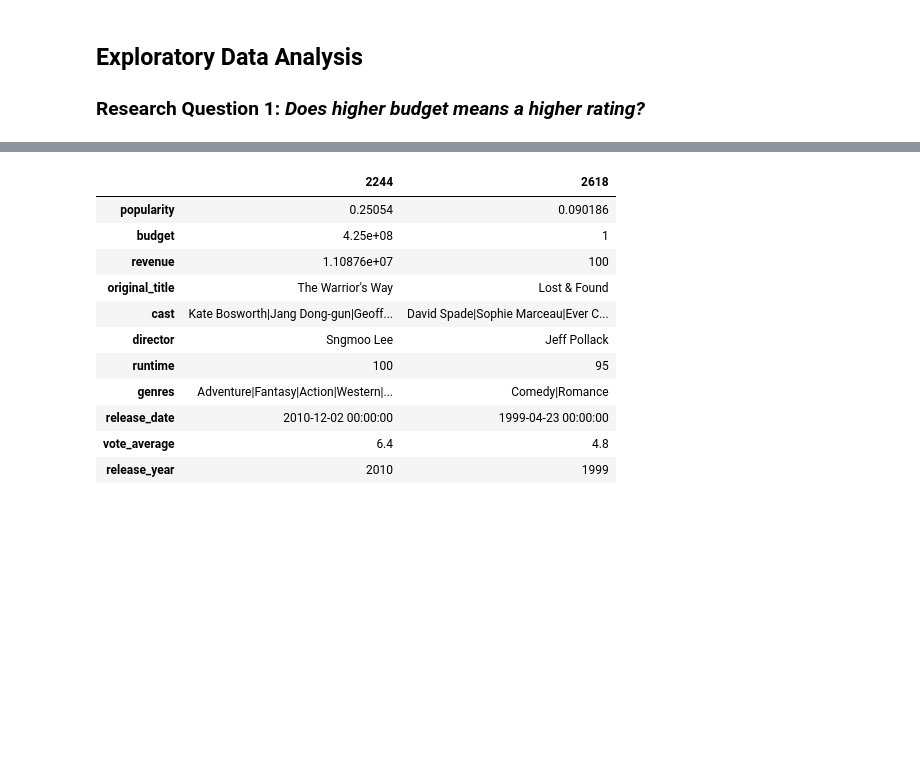
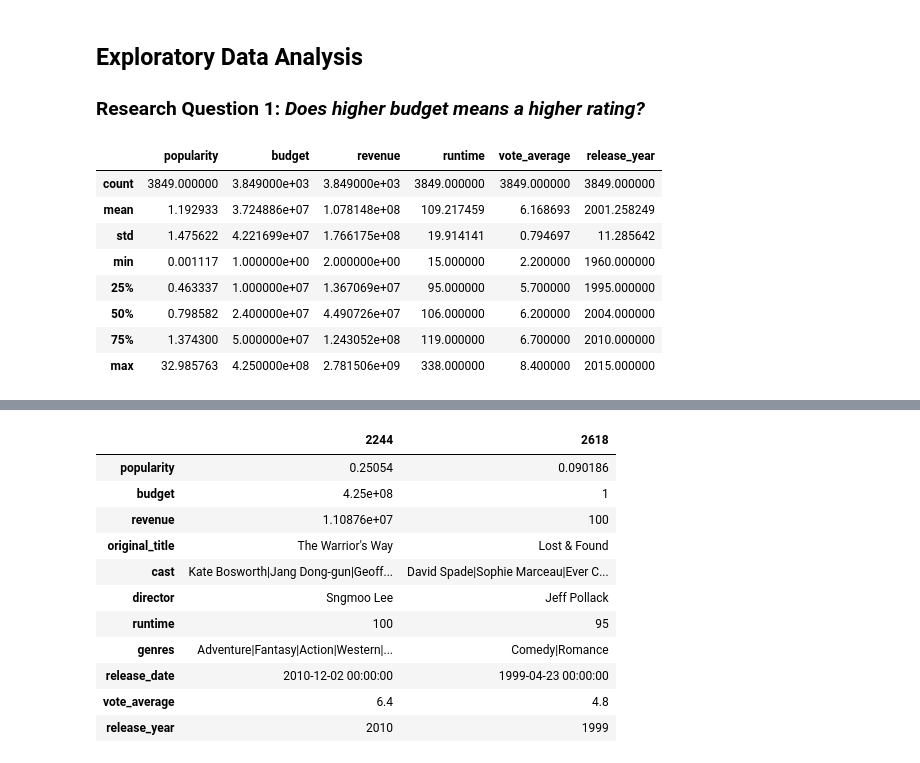
Before and after one commit to pe1te3son/investigate_dataset_p3, a Jupyter notebook: Investigate_a_Dataset.ipynb, the cells around one changed output, grey strips where cells are left out. Saved outputs shown, nothing was run; the diff lists cells and outputs as text; code cells hidden in the pictures; blank space fills up the shorter version.

```diff
--- a/Investigate_a_Dataset.ipynb
+++ b/Investigate_a_Dataset.ipynb
@@ -226,3 +226,15 @@ Clean dataset contains 3849 rows and 11 columns
 
 <a id="question-1"></a>
 ### Research Question 1: *Does higher budget means a higher rating?*
+# %%
+df.describe()
+# %% [output]
+|  | popularity | budget | revenue | runtime | vote_average | release_year |
+| count | 3849.000000 | 3.849000e+03 | 3.849000e+03 | 3849.000000 | 3849.000000 | 3849.000000 |
+| mean | 1.192933 | 3.724886e+07 | 1.078148e+08 | 109.217459 | 6.168693 | 2001.258249 |
+| std | 1.475622 | 4.221699e+07 | 1.766175e+08 | 19.914141 | 0.794697 | 11.285642 |
+| min | 0.001117 | 1.000000e+00 | 2.000000e+00 | 15.000000 | 2.200000 | 1960.000000 |
+| 25% | 0.463337 | 1.000000e+07 | 1.367069e+07 | 95.000000 | 5.700000 | 1995.000000 |
+| 50% | 0.798582 | 2.400000e+07 | 4.490726e+07 | 106.000000 | 6.200000 | 2004.000000 |
+| 75% | 1.374300 | 5.000000e+07 | 1.243052e+08 | 119.000000 | 6.700000 | 2010.000000 |
+| max | 32.985763 | 4.250000e+08 | 2.781506e+09 | 338.000000 | 8.400000 | 2015.000000 |
```
Also changed, not shown: parts of 7 cells of this notebook, 1 other file.
